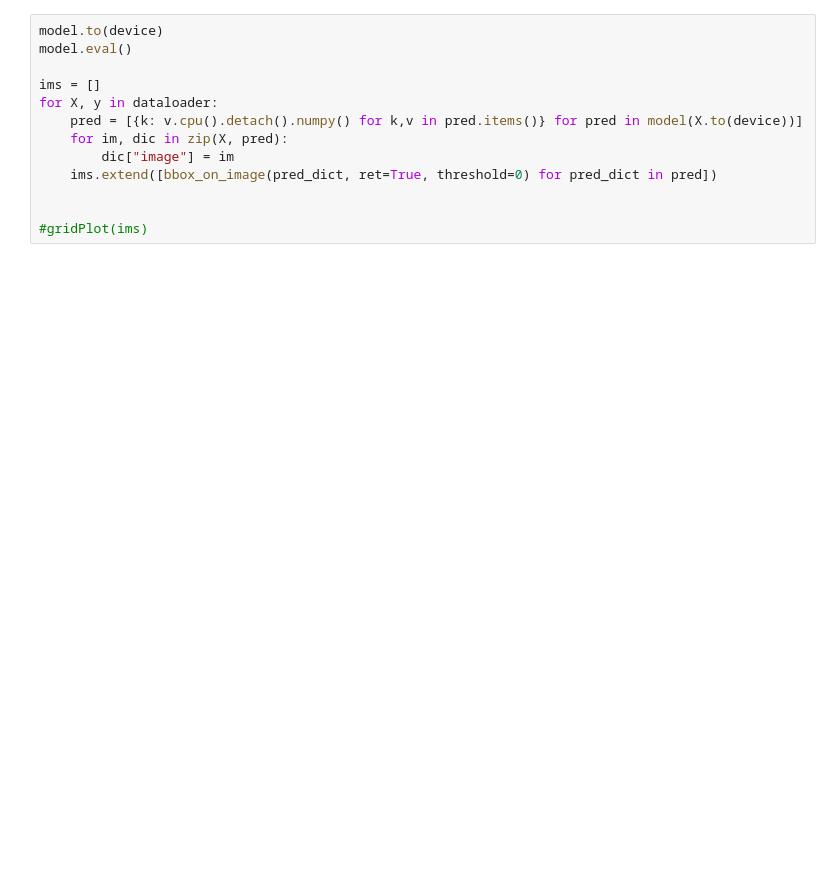
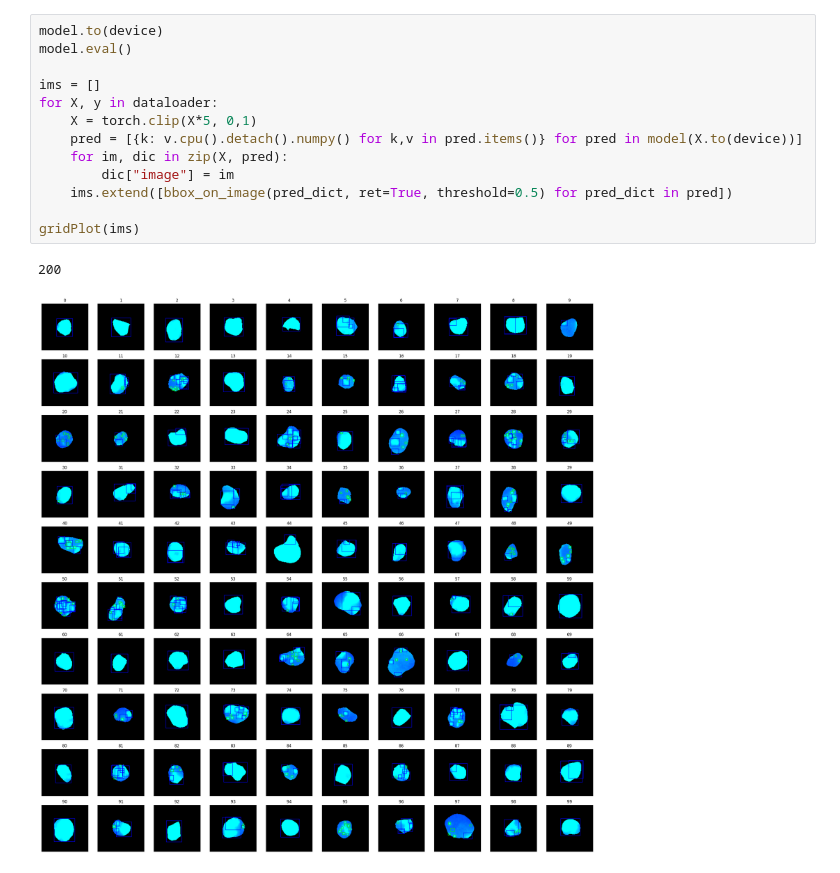
Before and after one commit to SimonBon/FISHClass, a Jupyter notebook: evaluation/check_fasterrcnn.ipynb, the cells around one changed output. Saved outputs shown, nothing was run; the diff lists cells and outputs as text; blank space fills up the shorter version.

```diff
--- a/evaluation/check_fasterrcnn.ipynb
+++ b/evaluation/check_fasterrcnn.ipynb
@@ -15,14 +16,17 @@ Loaded FasterRCNN from /home/simon_g/src/testing/trained_models/fasterrcnn/green
 # %%
 model.to(device)
 model.eval()
 
 ims = []
 for X, y in dataloader:
+    X = torch.clip(X*5, 0,1)
     pred = [{k: v.cpu().detach().numpy() for k,v in pred.items()} for pred in model(X.to(device))]
     for im, dic in zip(X, pred):
         dic["image"] = im
-    ims.extend([bbox_on_image(pred_dict, ret=True, threshold=0) for pred_dict in pred])
+    ims.extend([bbox_on_image(pred_dict, ret=True, threshold=0.5) for pred_dict in pred])
 
-
-#gridPlot(ims)
+gridPlot(ims)
+# %% [output]
+200
+[figure, added]
 # %%
```
Also changed, not shown: parts of 3 cells of this notebook.
